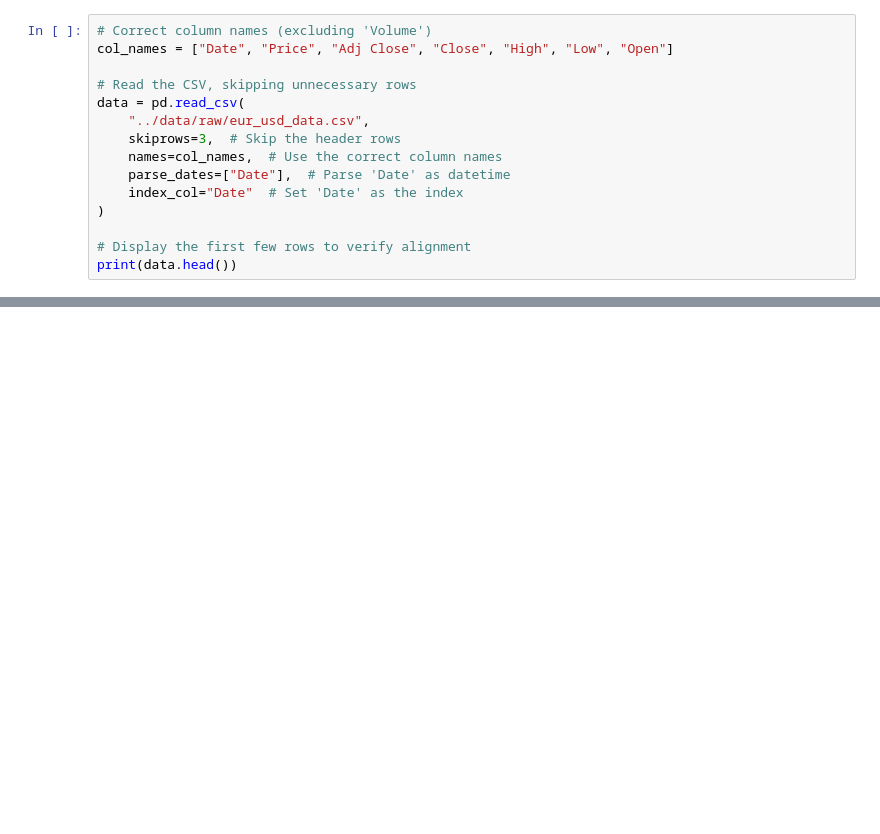
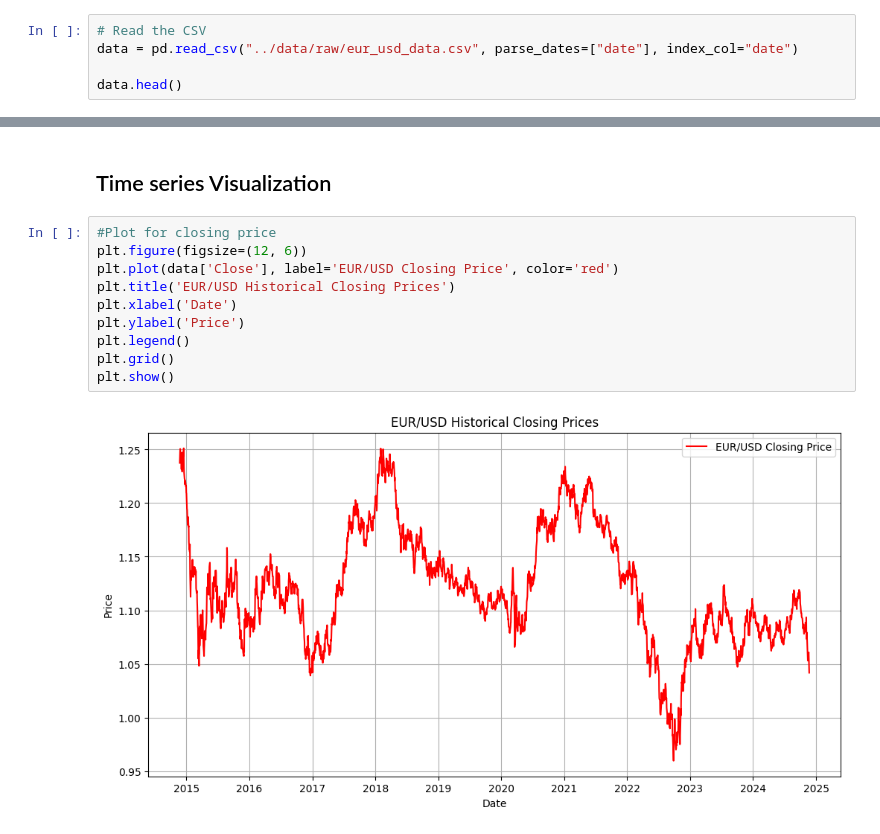
Before and after one commit to TiaanViviers/MoneyBot, a Jupyter notebook: notebooks/EDA_EURUSD_daily.ipynb, the cells around one changed output, grey strips where cells are left out. Cells and saved outputs as stored; diff of their text form; blank space fills up the shorter version.

```diff
--- a/notebooks/EDA_EURUSD_daily.ipynb
+++ b/notebooks/EDA_EURUSD_daily.ipynb
@@ -6,16 +7,6 @@ import seaborn as sns
 # %%
-# Correct column names (excluding 'Volume')
-col_names = ["Date", "Price", "Adj Close", "Close", "High", "Low", "Open"]
+# Read the CSV
+data = pd.read_csv("../data/raw/eur_usd_data.csv", parse_dates=["date"], index_col="date")
 
-# Read the CSV, skipping unnecessary rows
-data = pd.read_csv(
-    "../data/raw/eur_usd_data.csv",
-    skiprows=3,  # Skip the header rows
-    names=col_names,  # Use the correct column names
-    parse_dates=["Date"],  # Parse 'Date' as datetime
-    index_col="Date"  # Set 'Date' as the index
-)
-
-# Display the first few rows to verify alignment
-print(data.head())
+data.head()
 # %% [output]
@@ -28,0 +75,14 @@ Date
+# %% [markdown]
+## Time series Visualization
+# %%
+#Plot for closing price
+plt.figure(figsize=(12, 6))
+plt.plot(data['Close'], label='EUR/USD Closing Price', color='red')
+plt.title('EUR/USD Historical Closing Prices')
+plt.xlabel('Date')
+plt.ylabel('Price')
+plt.legend()
+plt.grid()
+plt.show()
+# %% [output]
+[figure, added]
```
Also changed, not shown: parts of 51 cells of this notebook, 4 other files.
